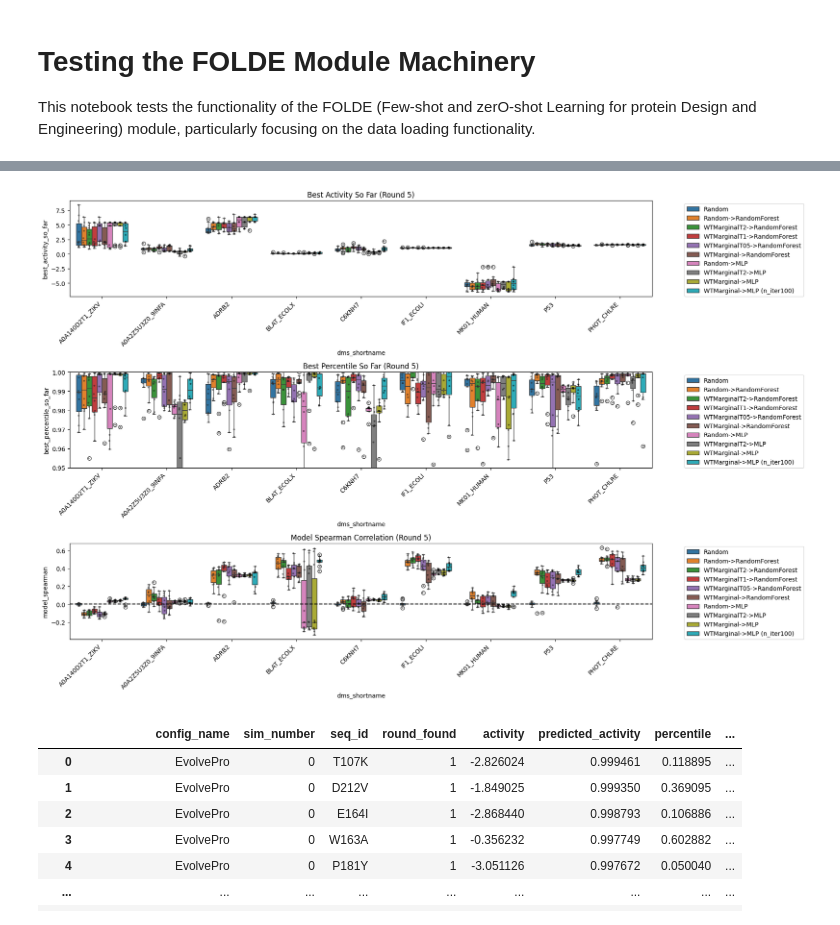
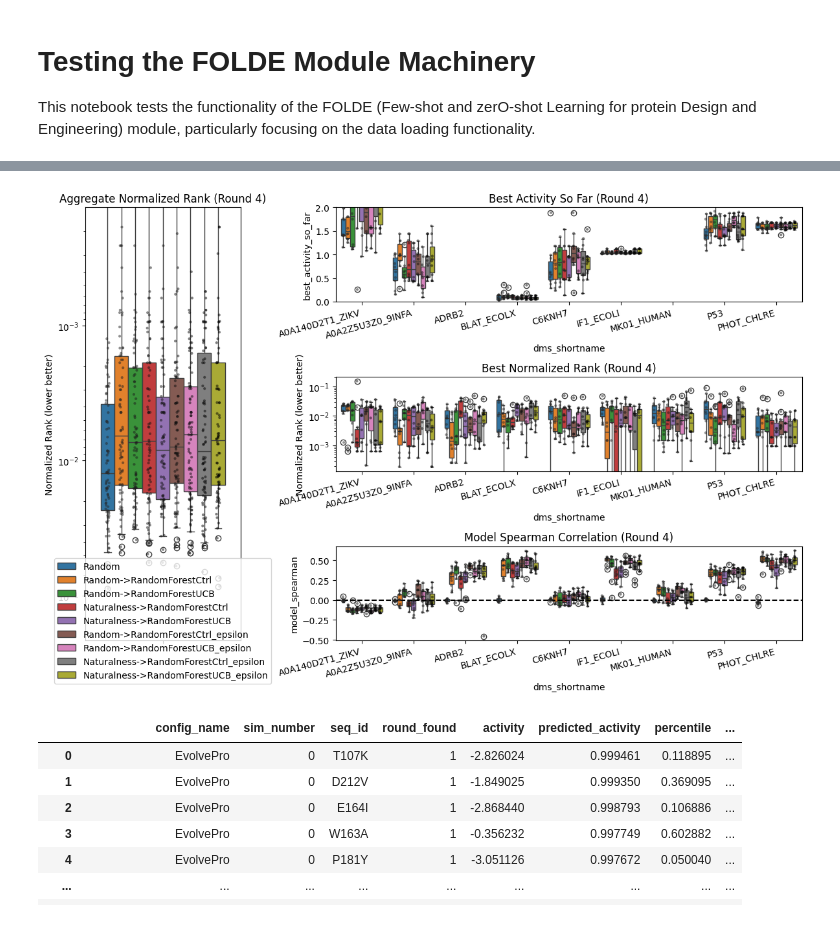
Before and after one commit to JBEI/foldy-internal, a Jupyter notebook: backend/src/notebooks/jacob/250315_test_folde_machinery.ipynb, the cells around one changed output, grey strips where cells are left out. Cells and saved outputs as stored; diff of their text form; code cells hidden in the pictures.

```diff
--- a/backend/src/notebooks/jacob/250315_test_folde_machinery.ipynb
+++ b/backend/src/notebooks/jacob/250315_test_folde_machinery.ipynb
@@ -426,4 +228,22 @@ results = simulate_campaigns(
 # %%
 import json
+
+# Run the simulation=
+
+VIRUS_IDS = [
+    'A0A140D2T1_ZIKV_Sourisseau_2019',
+    'A0A2Z5U3Z0_9INFA_Doud_2016'
+]
+results = simulate_campaigns(
+  name=NAME,
+  dms_ids=[v for v in available_datasets['DMS_id'].values if v not in VIRUS_IDS],
+  round_size=16,
+  number_of_simulations=10,
+  config_list=config_list,
+  activity_column="DMS_score",
+  max_rounds=6,
+  random_seed=42,
+)
+
 with open(f'notebooks/jacob/model_evals/{results.name}.json', 'w') as f:
   json.dump(results.model_dump(), f, indent=2)
@@ -468,6 +306,7 @@ plt.yscale('log')
 # %%
 import matplotlib.pyplot as plt
 import seaborn as sns
+import matplotlib.gridspec as gridspec
 
 DMS_SHORTNAMES = {
   'A0A140D2T1_ZIKV_Sourisseau_2019': "A0A140D2T1_ZIKV",
@@ -481,42 +320,66 @@ DMS_SHORTNAMES = {
   'PHOT_CHLRE_Chen_2023': "PHOT_CHLRE",
 }
 
-ROUND = 5
+ROUND = 4
+
 
 single_round_df = round_metrics_df[round_metrics_df.round_num == ROUND].copy()
 single_round_df['dms_shortname'] = single_round_df.dms_id.apply(lambda x: DMS_SHORTNAMES.get(x))
 single_round_df['config_name'] = single_round_df.config_name.apply(lambda x: 'EvolvePro (ESMC300M)' if x == 'EvolvePro' else x)
 
+single_round_df['inv_best_percentile_so_far'] = single_round_df.best_percentile_so_far.apply(lambda x: 1.0-x)
 
-def plot_metric_panel(ax, df, y_column, x_column='dms_shortname', hue_column='config_name'):
+
+def plot_metric_panel(ax, df, y_column, x_column='dms_shortname', hue_column='config_name', legend=False):
     # Create boxplot
-    sns.boxplot(data=df, x=x_column, y=y_column, hue=hue_column, ax=ax)
+    sns.boxplot(data=df, x=x_column, y=y_column, hue=hue_column, ax=ax, legend=legend)
 
     # Overlay stripplot with black dots
     sns.stripplot(data=df, x=x_column, y=y_column, hue=hue_column,
                  dodge=True, alpha=0.5, ax=ax, size=3, color='black', legend=False)
 
     # Style the plot
-    ax.set_xticklabels(ax.get_xticklabels(), rotation=45, ha='right')
-    ax.legend(bbox_to_anchor=(1.05, 1), loc='upper left')
+    ax.set_xticklabels(ax.get_xticklabels(), rotation=15, ha='right')
+    if legend:
+        ax.legend(bbox_to_anchor=(0.5, .2), loc='upper center')
+# Set up the figure with three subplots
 
-# Set up the figure with three subplots
-fig, (ax1, ax2, ax3) = plt.subplots(3, 1, figsize=(18, 12), height_ratios=[1, 1, 1])
+fig = plt.figure(figsize=(12, 8))
+gs = gridspec.GridSpec(3, 2, width_ratios=[1, 3])  # 3 rows, 2 columns
+
+# Left column: One plot spanning all 3 rows
+ax1 = fig.add_subplot(gs[:, 0])
+ax2 = fig.add_subplot(gs[0, 1])
+ax3 = fig.add_subplot(gs[1, 1])
+ax4 = fig.add_subplot(gs[2, 1])
 fig.tight_layout(pad=3.0)
 
-# Top panel: best_activity_so_far
-plot_metric_panel(ax1, single_round_df, 'best_activity_so_far')
-ax1.set_title(f'Best Activity So Far (Round {ROUND})')
 
 # Middle panel: best_percentile_so_far
-plot_metric_panel(ax2, single_round_df, 'best_percentile_so_far')
-ax2.set_title(f'Best Percentile So Far (Round {ROUND})')
-ax2.set_ylim(0.95, 1.0)
+plot_metric_panel(ax1, single_round_df, 'inv_best_percentile_so_far', x_column=None, legend=True)
+ax1.set_title(f'Aggregate Normalized Rank (Round {ROUND})')
+# ax2.set_ylim(0.95, 1.0)
+ax1.set_yscale('log')
+ax1.set_ylabel('Normalized Rank (lower better)')
+ax1.set_ylim(ax1.get_ylim()[::-1])  # This flips the axis
+
+# Top panel: best_activity_so_far
+plot_metric_panel(ax2, single_round_df, 'best_activity_so_far', legend=False)
+ax2.set_title(f'Best Activity So Far (Round {ROUND})')
+ax2.set_ylim(0,2)
+
+# Middle panel: best_percentile_so_far
+plot_metric_panel(ax3, single_round_df, 'inv_best_percentile_so_far', legend=False)
+ax3.set_title(f'Best Normalized Rank (Round {ROUND})')
+# ax2.set_ylim(0.95, 1.0)
+ax3.set_ylabel('Normalized Rank (lower better)')
+ax3.set_yscale('log')
 
 # Bottom panel: model_spearman
-plot_metric_panel(ax3, single_round_df, 'model_spearman')
-ax3.set_title(f'Model Spearman Correlation (Round {ROUND})')
-ax3.axhline(0.0, linestyle='--', color='k')
+plot_metric_panel(ax4, single_round_df, 'model_spearman', legend=False)
+ax4.set_title(f'Model Spearman Correlation (Round {ROUND})')
+ax4.axhline(0.0, linestyle='--', color='k')
+
 
 # Adjust layout to prevent overlap
 plt.tight_layout()
@@ -536,4 +403,4 @@ Setting a gradient palette using color= is deprecated and will be removed in v0.
-[figure, old version]
+[figure, new version]
 # %%
 mutant_df
 # %% [output]
```
Also changed, not shown: parts of 16 cells of this notebook, 15 other files.
